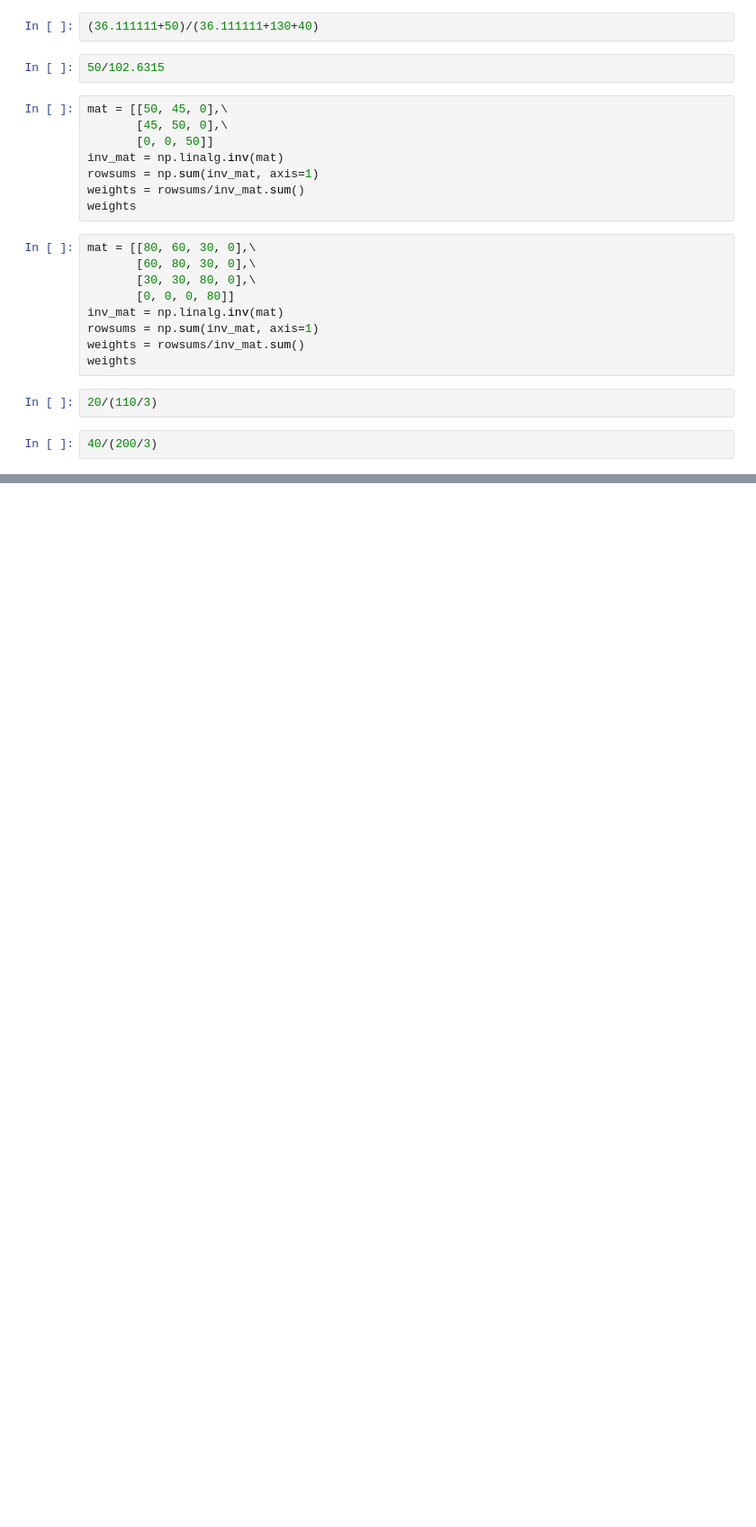
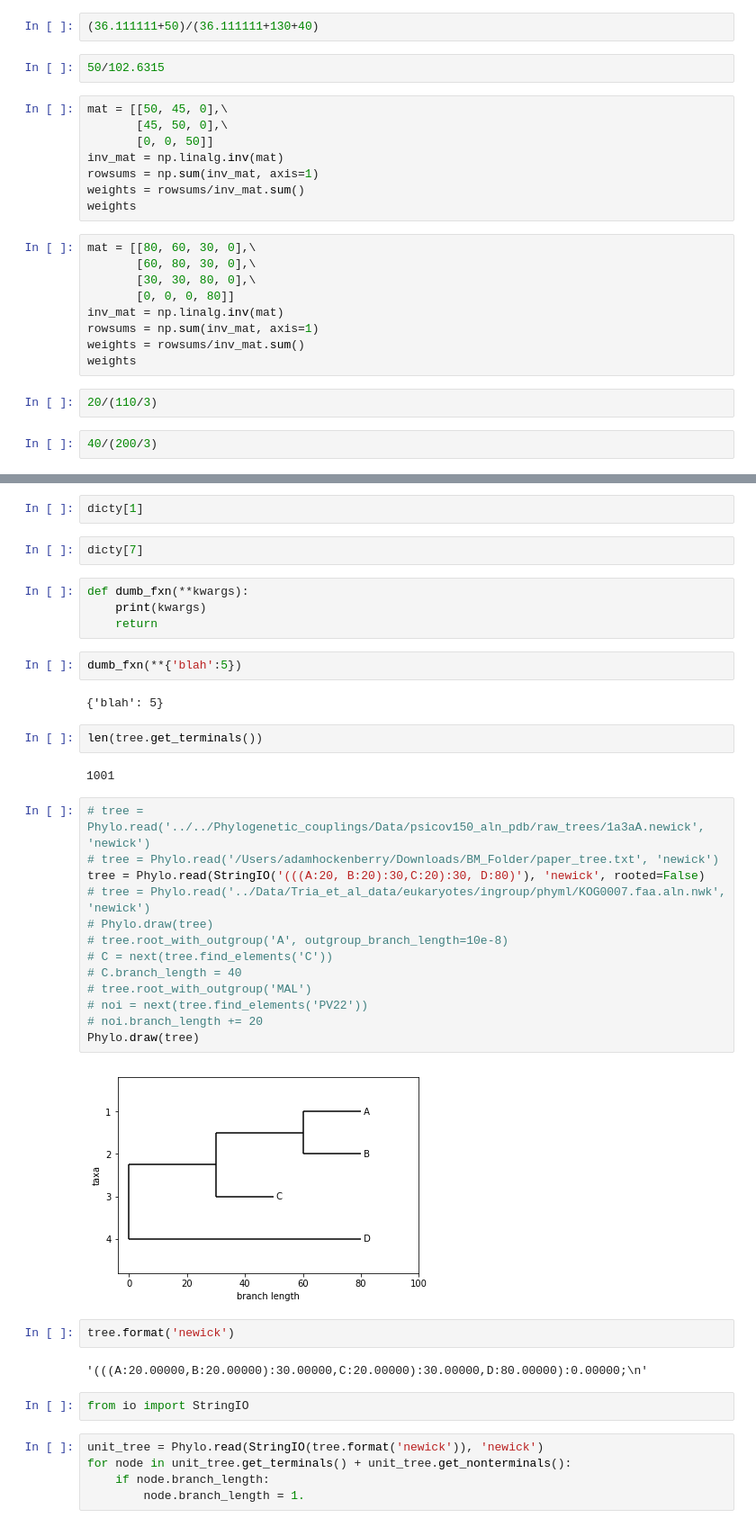
Before and after one commit to adamhockenberry/tree-rooting, a Jupyter notebook: Code/rooting_methods_DEV.ipynb, the cells around one changed output, grey strips where cells are left out. Shown at 90% size. Saved outputs shown, nothing was run; the diff lists cells and outputs as text; blank space fills up the shorter version.

```diff
--- a/Code/rooting_methods_DEV.ipynb
+++ b/Code/rooting_methods_DEV.ipynb
@@ -759,0 +952,42 @@ weights
+# %%
+dicty[1]
+# %%
+dicty[7]
+# %%
+def dumb_fxn(**kwargs):
+    print(kwargs)
+    return
+# %%
+dumb_fxn(**{'blah':5})
+# %% [output]
+{'blah': 5}
+# %%
+len(tree.get_terminals())
+# %% [output]
+1001
+# %%
+# tree = Phylo.read('../../Phylogenetic_couplings/Data/psicov150_aln_pdb/raw_trees/1a3aA.newick', 'newick')
+# tree = Phylo.read('/Users/adamhockenberry/Downloads/BM_Folder/paper_tree.txt', 'newick')
+tree = Phylo.read(StringIO('(((A:20, B:20):30,C:20):30, D:80)'), 'newick', rooted=False)
+# tree = Phylo.read('../Data/Tria_et_al_data/eukaryotes/ingroup/phyml/KOG0007.faa.aln.nwk', 'newick')
+# Phylo.draw(tree)
+# tree.root_with_outgroup('A', outgroup_branch_length=10e-8)
+# C = next(tree.find_elements('C'))
+# C.branch_length = 40
+# tree.root_with_outgroup('MAL')
+# noi = next(tree.find_elements('PV22'))
+# noi.branch_length += 20
+Phylo.draw(tree)
+# %% [output]
+[figure, added]
+# %%
+tree.format('newick')
+# %% [output]
+'(((A:20.00000,B:20.00000):30.00000,C:20.00000):30.00000,D:80.00000):0.00000;\n'
+# %%
+from io import StringIO
+# %%
+unit_tree = Phylo.read(StringIO(tree.format('newick')), 'newick')
+for node in unit_tree.get_terminals() + unit_tree.get_nonterminals():
+    if node.branch_length:
+        node.branch_length = 1.
```
Also changed, not shown: parts of 37 cells of this notebook, 13 other files.
